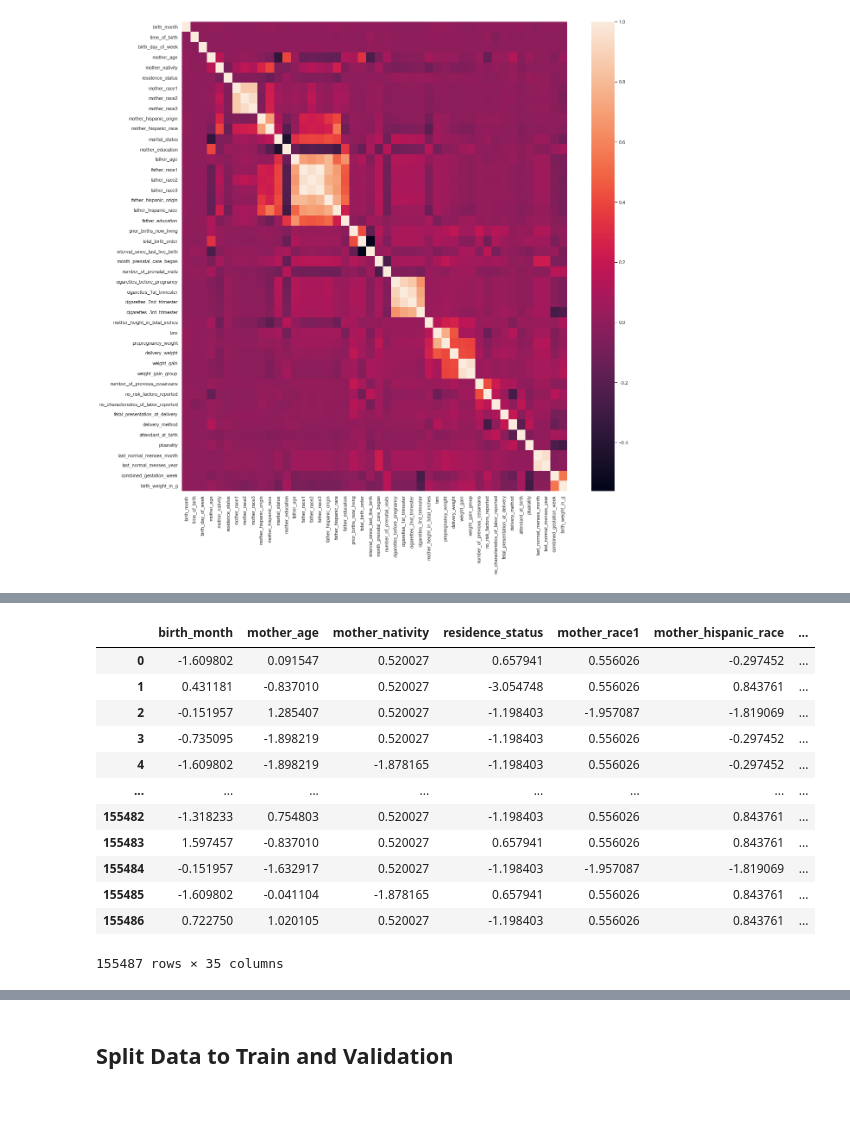
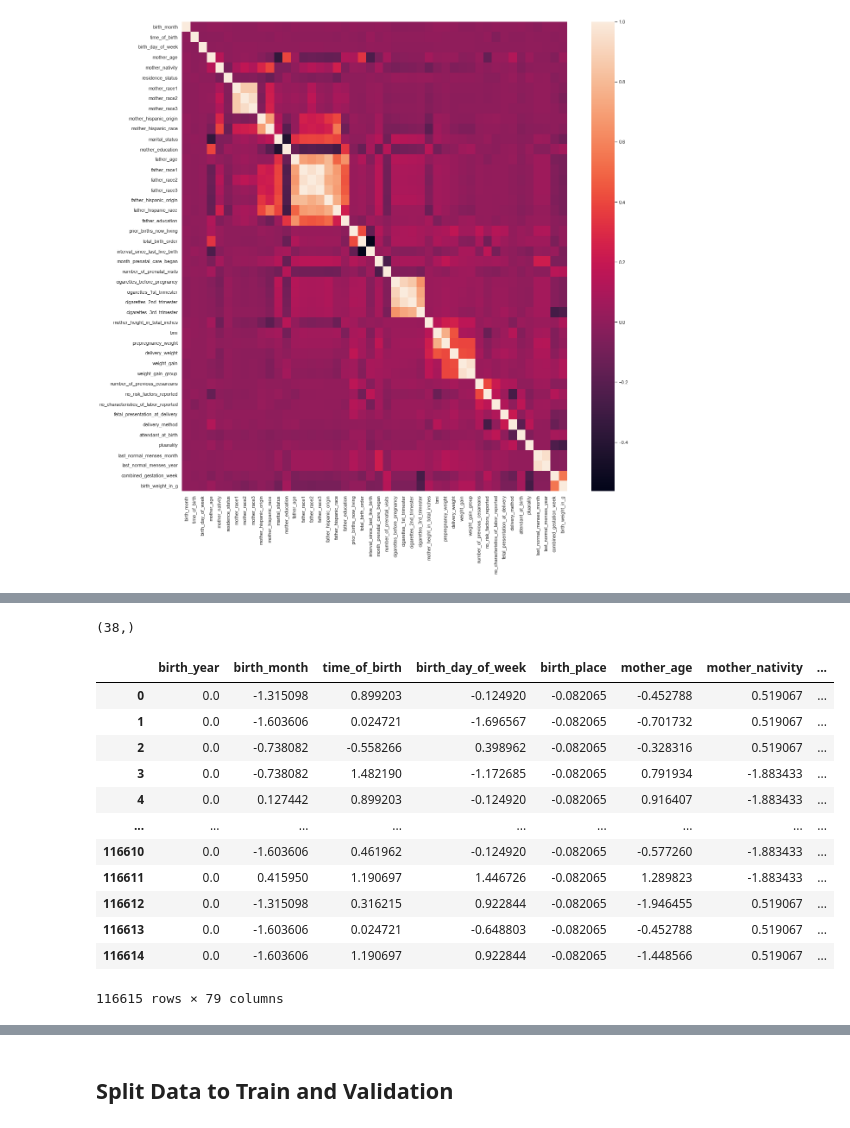
Before and after one commit to frankiepun/capstone_childbirth, a Jupyter notebook: childbirth_EDA.ipynb, the cells around one changed output, grey strips where cells are left out. Drawn from its saved outputs; the diff is of its cells as text; code cells hidden in the pictures.

Commit message:
model pipeline

```diff
--- a/childbirth_EDA.ipynb
+++ b/childbirth_EDA.ipynb
@@ -166,12 +168,16 @@ y = X[['birth_weight_in_g', 'combined_gestation_week']] # predict the weight in
 
 X_train, X_test, y_train, y_test = train_test_split(X, y, test_size=0.2, random_state=1)
 
-#X_train, X_val, y_train, y_val = train_test_split(X_train, y_train, test_size=0.25, random_state=1) # 0.25 x 0.8 = 0.2
-#X_val.to_csv("data_files/x_val_orig.csv", index=False)
-#y_val.to_csv("data_files/y_val_orig.csv", index=False)
-#X_test.to_csv("data_files/x_test_orig.csv", index=False)
-#y_test.to_csv("data_files/y_test_orig.csv", index=False)
+X_train, X_val, y_train, y_val = train_test_split(X_train, y_train, test_size=0.25, random_state=1) # 0.25 x 0.8 = 0.2
+X_train.to_csv("data_files/x_train_orig.csv", index=False)
+y_train.to_csv("data_files/y_train_orig.csv", index=False)
+X_val.to_csv("data_files/x_val_orig.csv", index=False)
+y_val.to_csv("data_files/y_val_orig.csv", index=False)
+X_test.to_csv("data_files/x_test_orig.csv", index=False)
+y_test.to_csv("data_files/y_test_orig.csv", index=False)
+
 
 print(f"Train feature shape: {X_train.shape}, output shape: {y_train.shape}")
+print(f"Val feature shape: {X_val.shape}, output shape: {y_val.shape}")
 print(f"Test feature shape: {X_test.shape}, output shape: {y_test.shape}")
 # %% [output]
@@ -260,16 +267,15 @@ def remove_correlated_features(X_features):
     columns_to_be_dropped.append('father_hispanic_origin')
     columns_to_be_dropped.append('father_hispanic_race') # mother's and father's race are highly correlated
 
-    # cigarettes - keep cigarettes before pregnancy
+    # cigarettes - keep cigarettes_3rd_trimester before pregnancy
+    columns_to_be_dropped.append('cigarettes_before_pregnancy')
     columns_to_be_dropped.append('cigarettes_1st_trimester')
     columns_to_be_dropped.append('cigarettes_2nd_trimester')
-    columns_to_be_dropped.append('cigarettes_3rd_trimester')
 
     # father's age and education are highly correlated
     columns_to_be_dropped.append('father_education')
 
-    # keep BMI, BMI, prepregancy_weight, delivery_weight are highly correlated
-    columns_to_be_dropped.append('prepregnancy_weight')
+    # keep BMI, prepregancy_weight, drop delivery_weight are highly correlated
     columns_to_be_dropped.append('delivery_weight')
 
     # weight gain - keep weight_gain_group
@@ -369,10 +374,0 @@ sns.heatmap(corr, xticklabels=corr.columns, yticklabels=corr.columns)
-# %%
-# handle NA
-#X_train.isna().any()
-def handle_na(X_features):
-    X_features['marital_status'] = X_features.marital_status.fillna(3)
-    X_features['paternity_acknowledged'] = X_features.paternity_acknowledged.fillna('U')
-    print(X_features.isna().any())
-    return X_features
-
-X_train = handle_na(X_train)
@@ -397,7 +375,17 @@ dtype: bool
+# %%
+# save the feature_list
+
+np.savetxt(f'models/feature_list.txt', X_train.columns.to_numpy(), fmt="%s")
+
+X_train.columns.shape
+#column_list = np.loadtxt(f'models/feature_list.txt', dtype="object")
+#column_list
+# %% [output]
+(38,)
 # %%
 # convert categorical features to numeric and scale them
 
-def scale_features(X_features):
+def scale_features(X_features, predict_output_type):
     # it turns out all of them can be treated as categorical variables.
     X_features_rank = pd.DataFrame()
     features_rank_dict = {}
@@ -417,48 +405,48 @@ def scale_features(X_features):
         # convert labels_ordered to a dictionary {k:i}
         labels_ordered = {k:i for i,k in enumerate(labels_ordered, 0)}
         # labels_ordered is a dictionary {6:0, 12:1, ...}. It means if the value is 6, map it to 0
         # another example {'N': 0, 'Y': 1, 'U': 2, 'X': 3}. if the value is N, map it to 0
         features_rank_dict[feature] = labels_ordered
         # print(f"{feature}: {labels_ordered}")
         X_features_rank[feature] = X_features[feature].map(labels_ordered)
 
-    with open('models/features_rank_dict.pkl', 'wb') as f:
+    with open(f'models/feature_rank_dict_{predict_output_type}.pkl', 'wb') as f:
         pickle.dump(features_rank_dict, f)
 
     # get all features except birth_weight_in_g
     feature_scale=[feature for feature in X_features_rank.columns if feature not in ['birth_weight_in_g', 'combined_gestation_week']]
 
     # all values will be standardized to standard normal distribution with zero mean
     scaler = StandardScaler() # Initialize StandardScaler object
 
     # save the fitted StandardScaler
     X_features_scaled = scaler.fit_transform(X_features_rank[feature_scale]) # Fit scaler on and transform the data
-    with open('models/standard_scaler.pkl', 'wb') as f:
+    with open(f'models/standard_scaler_{predict_output_type}.pkl', 'wb') as f:
         pickle.dump(scaler, f)
 
     # output the mean and standard deviation.
     train_mean = pd.DataFrame(data=scaler.mean_.reshape(1, len(scaler.mean_)), columns=scaler.feature_names_in_)
-    train_mean.to_csv("data_files/train_mean.csv", index=False)
+    train_mean.to_csv(f"models/train_mean_{predict_output_type}.csv", index=False)
     train_stddev = pd.DataFrame(data=scaler.mean_.reshape(1, len(scaler.mean_)), columns=scaler.feature_names_in_)
-    train_mean.to_csv("data_files/train_stddev.csv", index=False)
+    train_mean.to_csv(f"models/train_stddev_{predict_output_type}.csv", index=False)
 
     X_features_transformed = pd.DataFrame(X_features_scaled, columns=feature_scale) # Convert back into dataframe
 
     return X_features_transformed
 
-X_train_transformed = scale_features(X_train)
+X_train_transformed = scale_features(X_train, "weight")
 X_train_transformed
 # %% [output]
-|  | birth_month | mother_age | mother_nativity | residence_status | mother_race1 | mother_hispanic_race | ... |
-| 0 | -1.609802 | 0.091547 | 0.520027 | 0.657941 | 0.556026 | -0.297452 | ... |
-| 1 | 0.431181 | -0.837010 | 0.520027 | -3.054748 | 0.556026 | 0.843761 | ... |
-| 2 | -0.151957 | 1.285407 | 0.520027 | -1.198403 | -1.957087 | -1.819069 | ... |
-| 3 | -0.735095 | -1.898219 | 0.520027 | -1.198403 | 0.556026 | -0.297452 | ... |
-| 4 | -1.609802 | -1.898219 | -1.878165 | -1.198403 | 0.556026 | -0.297452 | ... |
-| ... | ... | ... | ... | ... | ... | ... | ... |
-| 155482 | -1.318233 | 0.754803 | 0.520027 | -1.198403 | 0.556026 | 0.843761 | ... |
-| 155483 | 1.597457 | -0.837010 | 0.520027 | 0.657941 | 0.556026 | 0.843761 | ... |
-| 155484 | -0.151957 | -1.632917 | 0.520027 | -1.198403 | -1.957087 | -1.819069 | ... |
-| 155485 | -1.609802 | -0.041104 | -1.878165 | 0.657941 | 0.556026 | 0.843761 | ... |
-| 155486 | 0.722750 | 1.020105 | 0.520027 | -1.198403 | 0.556026 | 0.843761 | ... |
+|  | birth_year | birth_month | time_of_birth | birth_day_of_week | birth_place | mother_age | mother_nativity | ... |
+| 0 | 0.0 | -1.315098 | 0.899203 | -0.124920 | -0.082065 | -0.452788 | 0.519067 | ... |
+| 1 | 0.0 | -1.603606 | 0.024721 | -1.696567 | -0.082065 | -0.701732 | 0.519067 | ... |
+| 2 | 0.0 | -0.738082 | -0.558266 | 0.398962 | -0.082065 | -0.328316 | 0.519067 | ... |
+| 3 | 0.0 | -0.738082 | 1.482190 | -1.172685 | -0.082065 | 0.791934 | -1.883433 | ... |
+| 4 | 0.0 | 0.127442 | 0.899203 | -0.124920 | -0.082065 | 0.916407 | -1.883433 | ... |
+| ... | ... | ... | ... | ... | ... | ... | ... | ... |
+| 116610 | 0.0 | -1.603606 | 0.461962 | -0.124920 | -0.082065 | -0.577260 | -1.883433 | ... |
+| 116611 | 0.0 | 0.415950 | 1.190697 | 1.446726 | -0.082065 | 1.289823 | -1.883433 | ... |
+| 116612 | 0.0 | -1.315098 | 0.316215 | 0.922844 | -0.082065 | -1.946455 | 0.519067 | ... |
+| 116613 | 0.0 | -1.603606 | 0.024721 | -0.648803 | -0.082065 | -0.452788 | 0.519067 | ... |
+| 116614 | 0.0 | -1.603606 | 1.190697 | 0.922844 | -0.082065 | -1.448566 | 0.519067 | ... |
-155487 rows × 35 columns
+116615 rows × 79 columns
```
Also changed, not shown: parts of 12 cells of this notebook, 53 other files.
